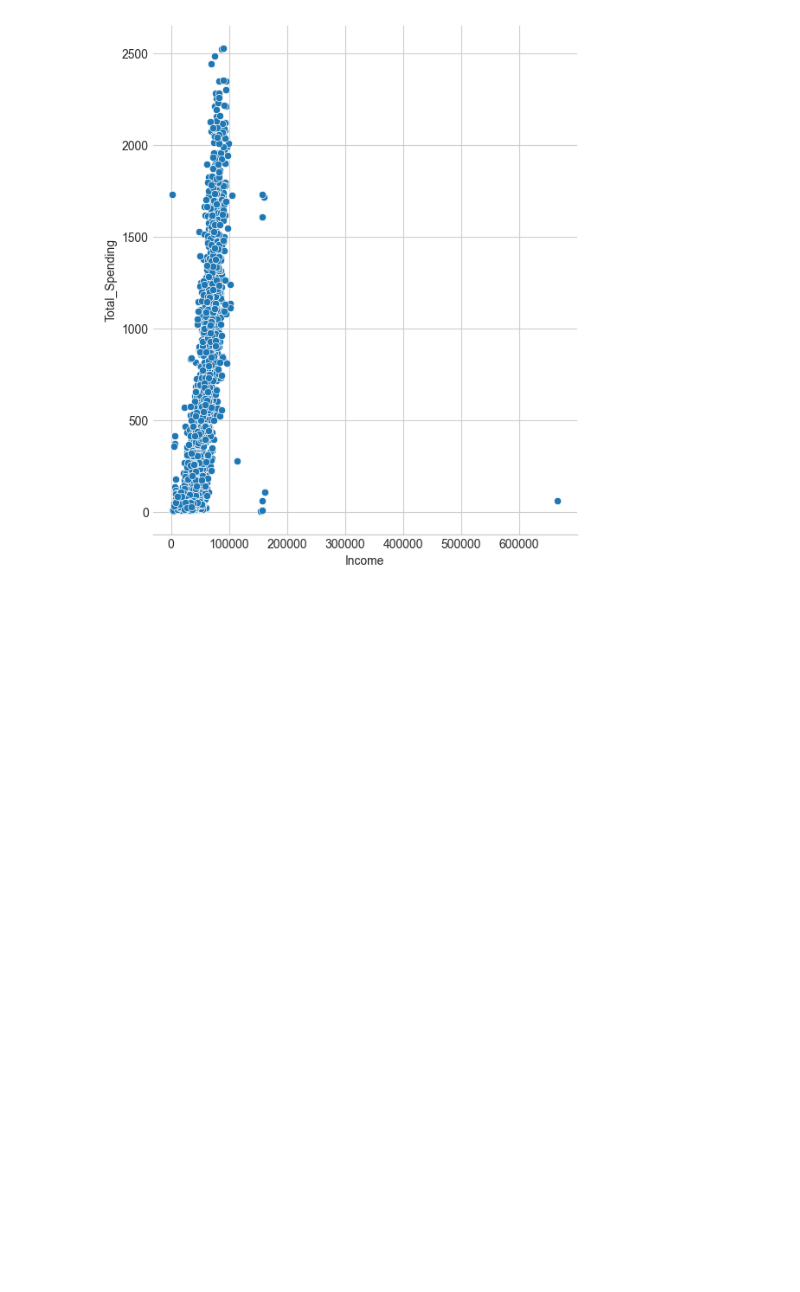
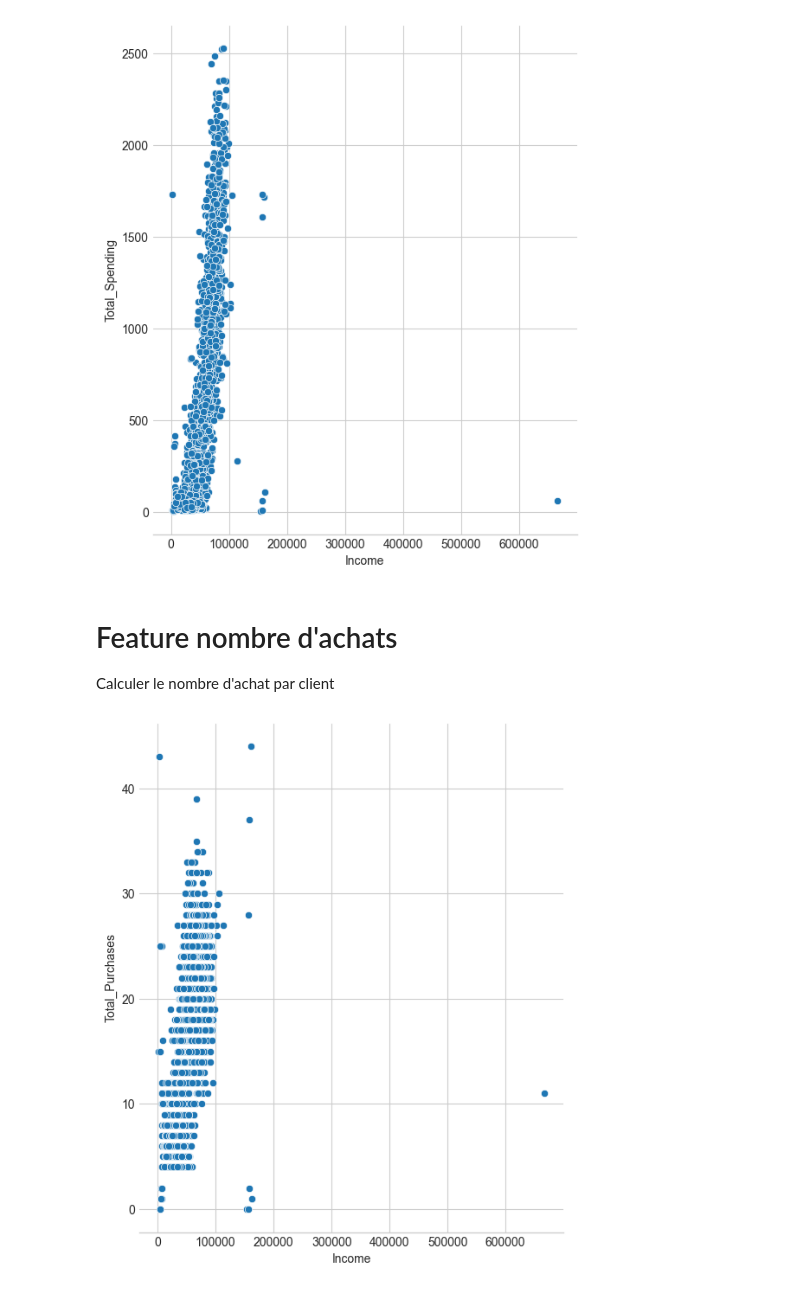
Before and after one commit to mattlasscode/epitech_rush4, a Jupyter notebook: ML.ipynb, the cells around one changed output. Saved outputs shown, nothing was run; the diff lists cells and outputs as text; code cells hidden in the pictures; blank space fills up the shorter version.

```diff
--- a/ML.ipynb
+++ b/ML.ipynb
@@ -210,3 +231,17 @@ sns.despine(left=True)
 plt.show()
 # %% [output]
 [figure]
+# %% [markdown]
+# Feature nombre d'achats
+
+Calculer le nombre d'achat par client
+# %%
+purchase_cols = ['NumWebPurchases', 'NumCatalogPurchases', 'NumStorePurchases', 'NumDealsPurchases']
+df['Total_Purchases'] = df[purchase_cols].sum(axis=1)
+
+plt.figure(figsize=(5, 6))
+sns.scatterplot(data=df, x='Income', y='Total_Purchases')
+sns.despine(left=True)
+plt.show()
+# %% [output]
+[figure, added]
```
Also changed, not shown: parts of 2 cells of this notebook, 2 other files.
